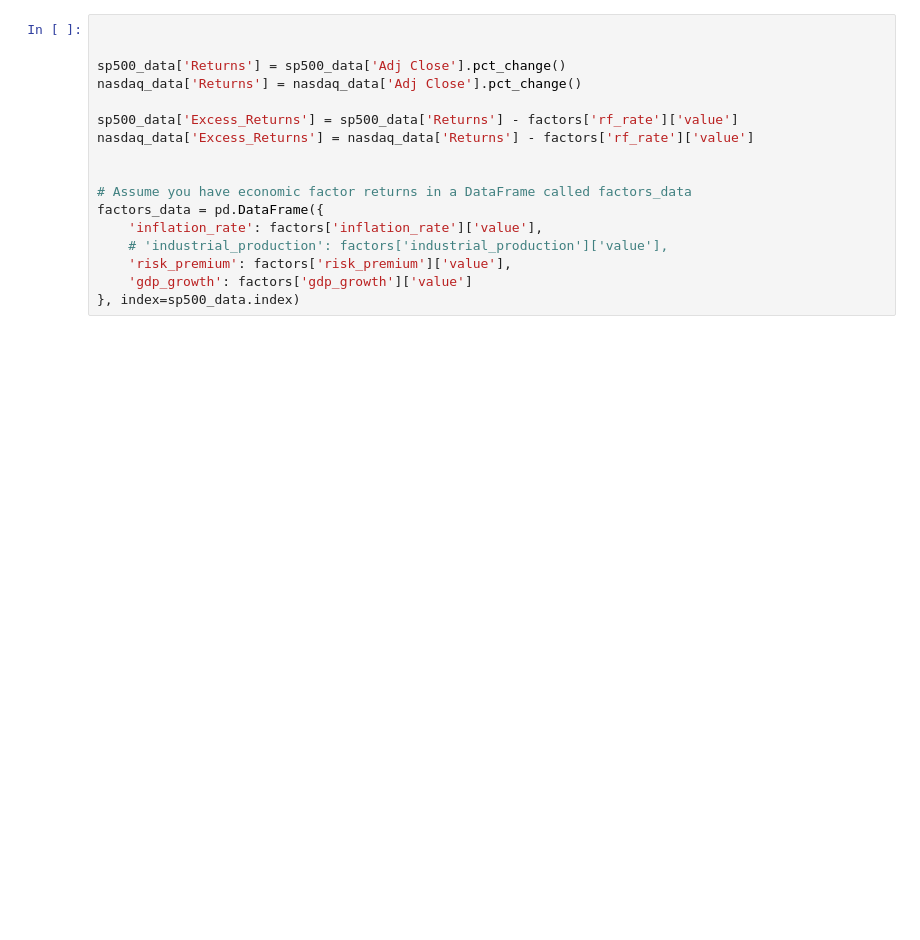
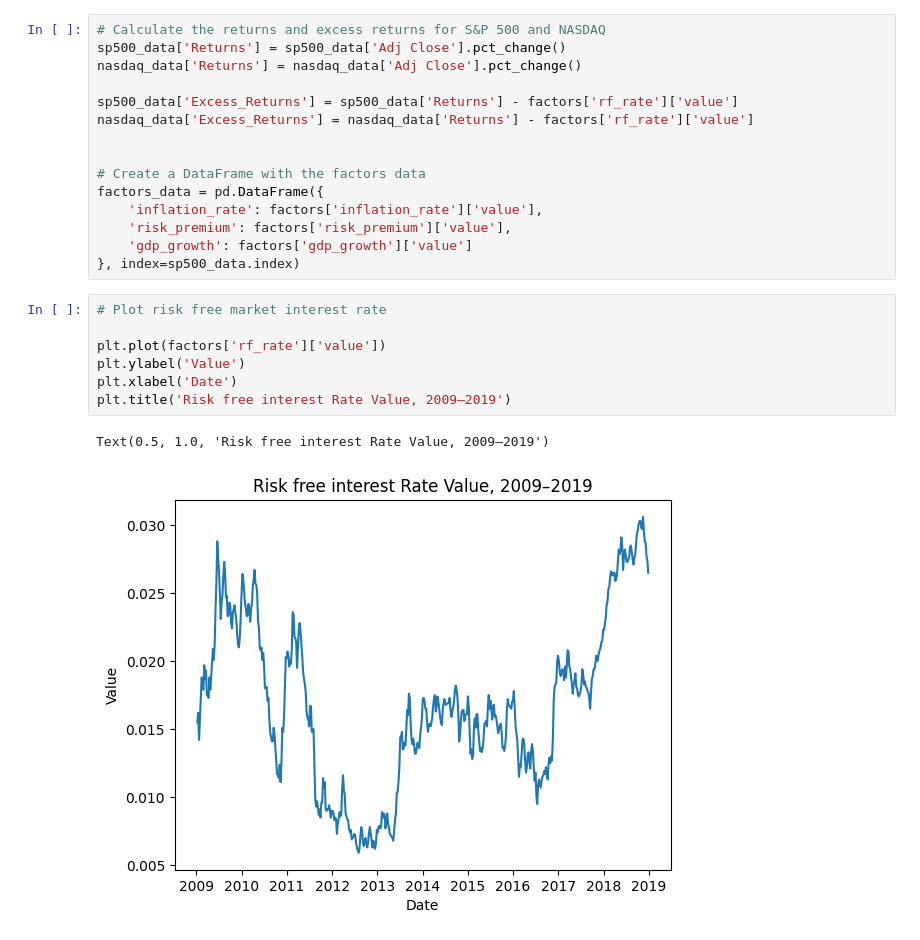
Before and after one commit to KiranReddy0808/Python-Scripts, a Jupyter notebook: Models/apt.ipynb, the cells around one changed output. Drawn from its saved outputs; the diff is of its cells as text; blank space fills up the shorter version.

```diff
--- a/Models/apt.ipynb
+++ b/Models/apt.ipynb
@@ -90,6 +132,5 @@ gdp_growth
 # %%
-
-
+# Calculate the returns and excess returns for S&P 500 and NASDAQ
 sp500_data['Returns'] = sp500_data['Adj Close'].pct_change()
 nasdaq_data['Returns'] = nasdaq_data['Adj Close'].pct_change()
 
@@ -97,10 +138,19 @@ sp500_data['Excess_Returns'] = sp500_data['Returns'] - factors['rf_rate']['value
 nasdaq_data['Excess_Returns'] = nasdaq_data['Returns'] - factors['rf_rate']['value']
 
 
-# Assume you have economic factor returns in a DataFrame called factors_data
+# Create a DataFrame with the factors data
 factors_data = pd.DataFrame({
     'inflation_rate': factors['inflation_rate']['value'],
-    # 'industrial_production': factors['industrial_production']['value'],
     'risk_premium': factors['risk_premium']['value'],
     'gdp_growth': factors['gdp_growth']['value']
 }, index=sp500_data.index)
+# %%
+# Plot risk free market interest rate
+
+plt.plot(factors['rf_rate']['value'])
+plt.ylabel('Value')
+plt.xlabel('Date')
+plt.title('Risk free interest Rate Value, 2009–2019')
+# %% [output]
+Text(0.5, 1.0, 'Risk free interest Rate Value, 2009–2019')
+[figure, added]
```
Also changed, not shown: parts of 11 cells of this notebook.
